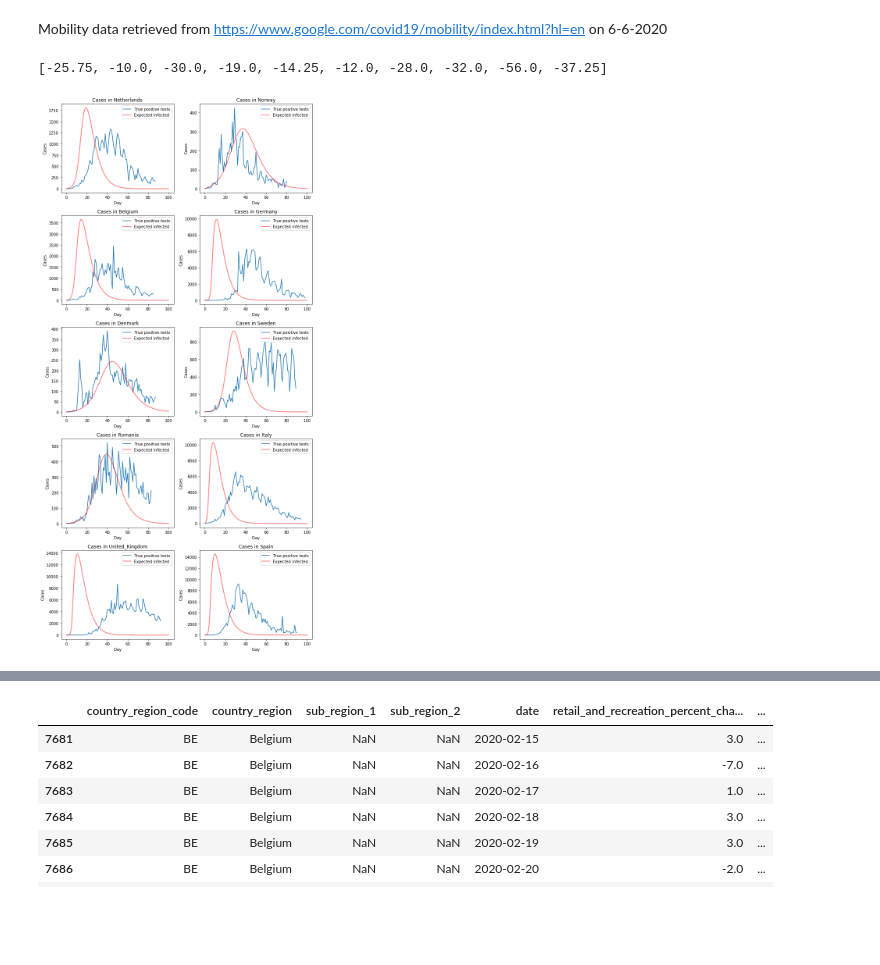
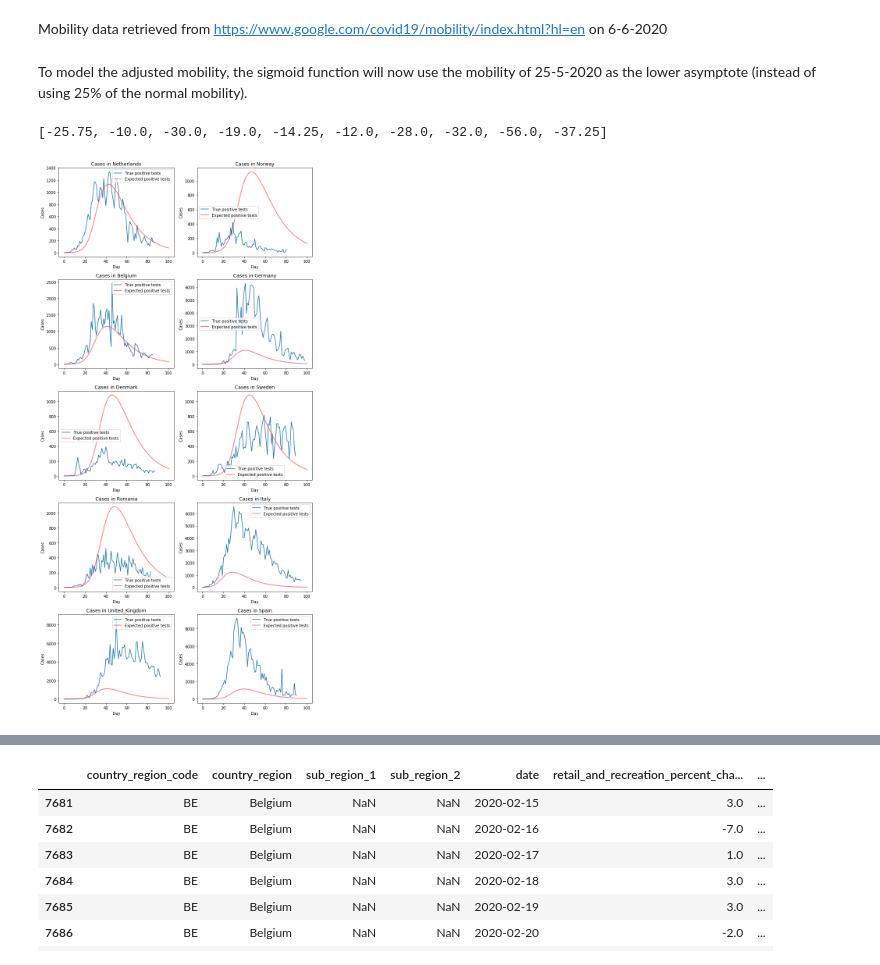
Before and after one commit to mihaighidoveanu/covid19, a Jupyter notebook: SEIRModelOTHERPAPER.ipynb, the cells around one changed output, grey strips where cells are left out. Drawn from its saved outputs; the diff is of its cells as text; code cells hidden in the pictures; blank space fills up the shorter version.

Commit message:
final seir model updates

```diff
--- a/SEIRModelOTHERPAPER.ipynb
+++ b/SEIRModelOTHERPAPER.ipynb
@@ -238,4 +336,0 @@ plt.show()
-# %%
-y = y0
-S, E, I, P, R, D, Iu, Ru, Du = [S0], [E0], [I0], [P0], [R0], [D0], [Iu0], [Ru0], [Du0]
-S, E, I, P, R, D, Iu, Ru, Du = euler(deriv,y,0,days,0.01, S, E, I, P, R, D, Iu, Ru, Du, adjust = True)
@@ -242,3 +356,7 @@ S, E, I, P, R, D, Iu, Ru, Du = euler(deriv,y,0,days,0.01, S, E, I, P, R, D, Iu,
+# %%
+y = y0
+S2, E2, I2, P2, R2, D2, Iu2, Ru2, Du2 = [S0], [E0], [I0], [P0], [R0], [D0], [Iu0], [Ru0], [Du0]
+S2, E2, I2, P2, R2, D2, Iu2, Ru2, Du2 = euler(deriv,y,0,days,0.01, S2, E2, I2, P2, R2, D2, Iu2, Ru2, Du2, adjust = True)
 # %%
 x = np.linspace(0, len(S), len(S))/days
 fig = plt.figure(facecolor='w')
@@ -285,0 +410,15 @@ plt.show()
+# %%
+fig, axes = plt.subplots(nrows=5, ncols=2, figsize=(10, 20))
+
+for ax, country in zip(axes.ravel(), dataframes):
+
+    ax.plot(country[['cases']].values)
+    ax.plot(np.linspace(0, len(P2), len(P2))/days, P2, 'r', alpha=0.5, lw=2)
+
+    ax.set_title('Cases in '+country.loc[0,['country']].values[0])
+    ax.set_xlabel('Day')
+    ax.set_ylabel('Cases')
+    ax.legend(['True positive tests', 'Expected positive tests'])
+#     ax.set_xticklabels(country[['date']].values, rotation=90)
+
+fig.tight_layout()
@@ -293,6 +434,8 @@ countrylist = list(map(lambda x: x if x != 'United_Kingdom' else 'United Kingdom
 mobility = pd.read_csv('data/Global_Mobility_Report.csv')
 mobility = mobility.loc[mobility['country_region'].isin(countrylist)]
 mobility['date'] = pd.to_datetime(mobility['date'], format='%Y-%m-%d')
+# %% [markdown]
+To model the adjusted mobility, the sigmoid function will now use the mobility of 25-5-2020 as the lower asymptote (instead of using 25% of the normal mobility).
 # %%
 mobility_change = [np.mean(mobility.loc[(mobility['country_region']==country)&(mobility['sub_region_1'].isnull()) & (mobility['sub_region_2'].isnull()) & (mobility['date']=='2020-05-25'), ['retail_and_recreation_percent_change_from_baseline', 'grocery_and_pharmacy_percent_change_from_baseline', 'transit_stations_percent_change_from_baseline', 'workplaces_percent_change_from_baseline']].values) for country in countrylist]
 mobility_change
@@ -316,18 +459,19 @@ def SEIR_country(mobility_ch, country, date):
     ptd = 0.014
     pud = 0.014
     gamma1 = 1/4.8
-    gamma2 = 1/63
+    gamma2 = 1/15
     gammau = 1/10
     theta = 0.014
     thetau = 0.014
 #     N = country['pop'].values[0]
-#     N = 3000 + country.loc[0].cases + country.loc[4].cases
-    N = country.max().cases *5
+    N = 3000 + country.loc[0].cases * 2 + country.loc[4].cases
+#     N = country.max().cases
+#     N = 1000
+    P0 = country.loc[0].cases
+    Iu0 = 0
+    R0 = D0 = 0
+    E0 = country.loc[4].cases
     I0 = country.loc[0].cases
-    Iu0 = country.loc[4].cases
-    R0 = D0 = 0
-    E0 = country.loc[4].cases * 5
-    P0 = 0
     Ru0 = 0
     Du0= 0
     S0 = N - I0 - P0 - R0 - E0 - D0 - Iu0 - Ru0 - Du0
@@ -343,18 +484,20 @@ def SEIR_country(mobility_ch, country, date):
 # %%
 fig, axes = plt.subplots(nrows=5, ncols=2, figsize=(10, 20))
 
+allPosTest=[]
 for ax, country, mobility_ch, date in zip(axes.ravel(), dataframes, mobility_change, start_measure_dates):
     S, E, I, P, R, D, Iu, Ru, Du = SEIR_country(mobility_ch, country, date)
+    allPosTest.append(P)
 
     ax.plot(country[['cases']].values)
-    ax.plot(np.linspace(0, len(I), len(I))/len(country['cases']), I, 'r', alpha=0.5, lw=2)
+    ax.plot(np.linspace(0, len(I), len(I))/len(country['cases']), P, 'r', alpha=0.5, lw=2)
 
     ax.set_title('Cases in '+country.loc[0,['country']].values[0])
     ax.set_xlabel('Day')
     ax.set_ylabel('Cases')
-    ax.legend(['True positive tests', 'Expected infected'])
+    ax.legend(['True positive tests', 'Expected positive tests'])
 #     ax.set_xticklabels(country[['date']].values, rotation=90)
 
 fig.tight_layout()
 # %% [output]
-[figure, old version]
+[figure, new version]
```
Also changed, not shown: parts of 26 cells of this notebook, 4 other files.
